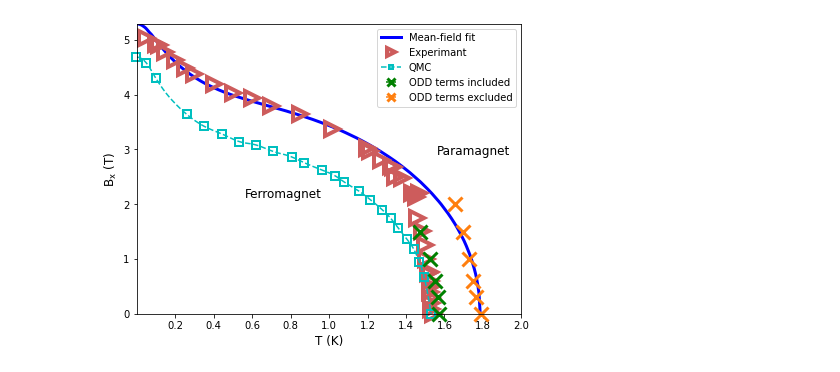
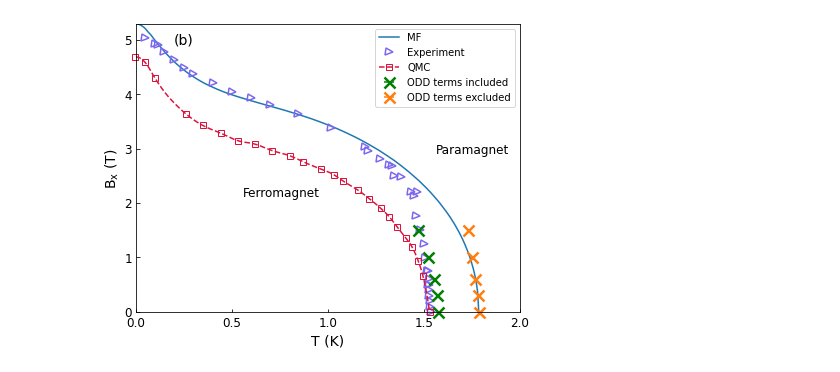
Before and after one commit to tomerdol/MC-LiHoF4-offdiagonal-dipolar, a Jupyter notebook: scripts/jupyter_notebooks/Phase diagram - results.ipynb, the cells around one changed output. Drawn from its saved outputs; the diff is of its cells as text; code cells hidden in the pictures.

```diff
--- a/scripts/jupyter_notebooks/Phase diagram - results.ipynb
+++ b/scripts/jupyter_notebooks/Phase diagram - results.ipynb
@@ -41,55 +41,53 @@ fig=plt.figure(figsize=(6.22,4.8))
 
 xnew = np.linspace(T_mf.min(),T_mf.max(),300) #300 represents number of points to make between T.min and T.max
 spl = make_interp_spline(T_mf, ronnow_fit, k=2) #BSpline object
 ronnow_fit_smooth = spl(xnew)
 
-plt.plot(xnew,ronnow_fit_smooth,linestyle='-',mec='blue',color='blue',linewidth=3, label='Mean-field fit')
+plt.plot(xnew,ronnow_fit_smooth,linestyle='-',mec='blue',color='C0',label='MF')
 
-plt.plot(T,ronnow_exp,marker='>',mec='indianred',mew=4,ms=14,mfc='none',linestyle='none',label='Experimant',clip_on=False)
+plt.plot(T,ronnow_exp,marker='>',mec='mediumslateblue',mew=1.5,ms=7,mfc='none', fillstyle='none', linestyle='none',label='Experiment',clip_on=False)
 
 Chakraborty_hf_x_guide, Chakraborty_hf_y_guide = make_interp(Chakraborty_hf_x,Chakraborty_hf_y)
-chakraborty_hf_plt = plt.plot(Chakraborty_hf_x_guide, Chakraborty_hf_y_guide, '--', color='c')
-line=plt.plot(Chakraborty_hf_x, Chakraborty_hf_y, 's', fillstyle='none', label='QMC', mew=2,ms=8, color=chakraborty_hf_plt[0].get_color(),clip_on=False)
+chakraborty_hf_plt = plt.plot(Chakraborty_hf_x_guide, Chakraborty_hf_y_guide, '--', color='crimson')
+line=plt.plot(Chakraborty_hf_x, Chakraborty_hf_y, 's', fillstyle='none', label='QMC', color=chakraborty_hf_plt[0].get_color(),clip_on=False)
 
 # with mechanism
-res_w=np.array([[1.5725053243512126, 0.000987913342170187, 0.0],
+res_w=np.array([[1.573735226115224, 0.000917435415159451, 0.0],
                 [1.5668430770172581, 0.00040229584596061276, 0.3],
                 [1.5528699011469382, 0.0004529928629107943, 0.6],
                 [1.522578491832026, 0.0005086570723183535, 1.0],
                 [1.4713199318011019, 0.0003732299749945284, 1.5]])
 
 # without mechanism
-res_wo = np.array([[1.7891913832602109, 0.0012514773767188612, 0.0],
-                    [1.7618809387654968, 0.00027637512067920614, 0.3],
-                    [1.749895194057172, 0.0003250831259745088, 0.6],
-                    [1.729067592486048, 0.0003512690046853762, 1.0],
-                    [1.696821594067994, 0.00036820610646323226, 1.5],
-                    [1.656074020255413, 0.000365283517175688, 2.0]])
+res_wo = np.array([[1.7883245676691473, 0.0009541303608508686, 0.0],
+                    [1.7800032022680978, 0.00035150234855617726, 0.3],
+                    [1.7666844040658682, 0.0004942811009289669, 0.6],
+                    [1.7502147228261784, 0.0005489117177605709, 1.0],
+                    [1.7275073972460513, 0.0005268713490837303, 1.5]])
 
-line1=plt.errorbar(res_w[:,0],res_w[:,2],xerr=res_w[:,1],marker='x',linestyle='none', mew=3,ms=14, label='ODD terms included', clip_on=False, color='green')
-line2=plt.errorbar(res_wo[:,0],res_wo[:,2],xerr=res_wo[:,1],marker='x',linestyle='none', mew=3,ms=14, label='ODD terms excluded', clip_on=False)
 
-plt.ylabel(r'$\mathrm{B_x}$ (T)',fontsize=12)
-plt.xlabel(r'T (K)',fontsize=12)
-lgnd=plt.legend(markerscale=0.6,prop={'size': 10})
+line1=plt.errorbar(res_w[:,0],res_w[:,2],xerr=res_w[:,1],marker='x',linestyle='none', mew=2.5,ms=11, label='ODD terms included', clip_on=False, color='green')
+line2=plt.errorbar(res_wo[:,0],res_wo[:,2],xerr=res_wo[:,1],marker='x',linestyle='none', mew=2.5,ms=11, label='ODD terms excluded', clip_on=False, color='C1')
+
+plt.ylabel(r'$\mathrm{B_x}$ (T)',fontsize=14)
+plt.xlabel(r'T (K)',fontsize=14)
+# lgnd=plt.legend(markerscale=0.6,prop={'size': 10})
+lgnd=plt.legend()
 lgnd.legendHandles[2].set_linestyle('--')
 
 ax=plt.gca()
-from matplotlib.ticker import MaxNLocator
-ax.xaxis.set_major_locator(MaxNLocator(prune='lower'))
-ax.tick_params(labelsize=10)
 ax.set_xlim([0,2])
+ax.text(0.1, 0.93, '(b)', transform=ax.transAxes, fontsize=14)
 ax.text(0.28, 0.4, 'Ferromagnet', transform=ax.transAxes, fontsize=12)
 ax.text(0.78, 0.55, 'Paramagnet', transform=ax.transAxes, fontsize=12)
-
+ax.locator_params(axis='x', nbins=6)
+ax.tick_params(axis='x', which='major', labelsize=12, direction="in", pad=5)
+ax.tick_params(axis='y', which='major', labelsize=12, direction="in")
 
 plt.margins(0)
 
 plt.tight_layout()
-# fig.savefig(r'figures\phase_diagram.svg',format='svg')
-# fig.savefig(r'figures\phase_diagram.eps',format='eps')
-# fig.savefig(r'figures\phase_diagram.png',format='png')
 plt.show()
 # %% [output]
-[figure, old version]
+[figure, new version]
 # %%
```
Also changed, not shown: parts of 2 cells of this notebook, 2 other files.
